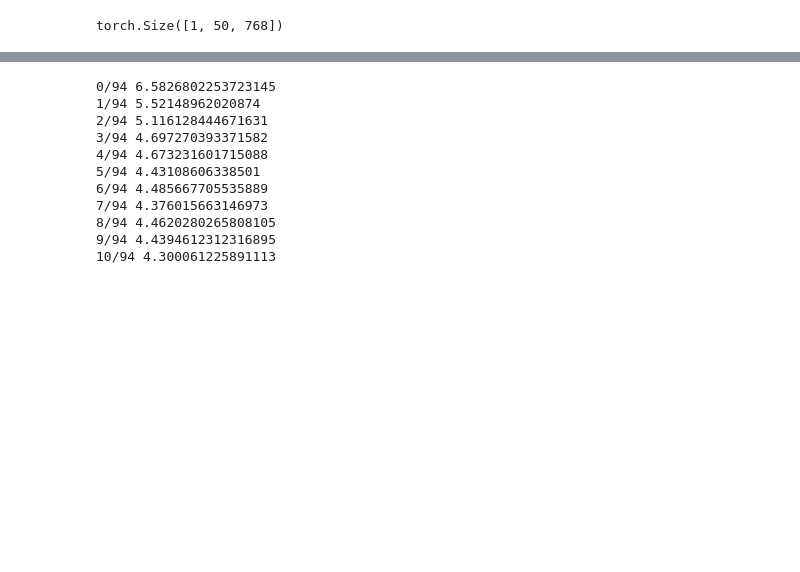
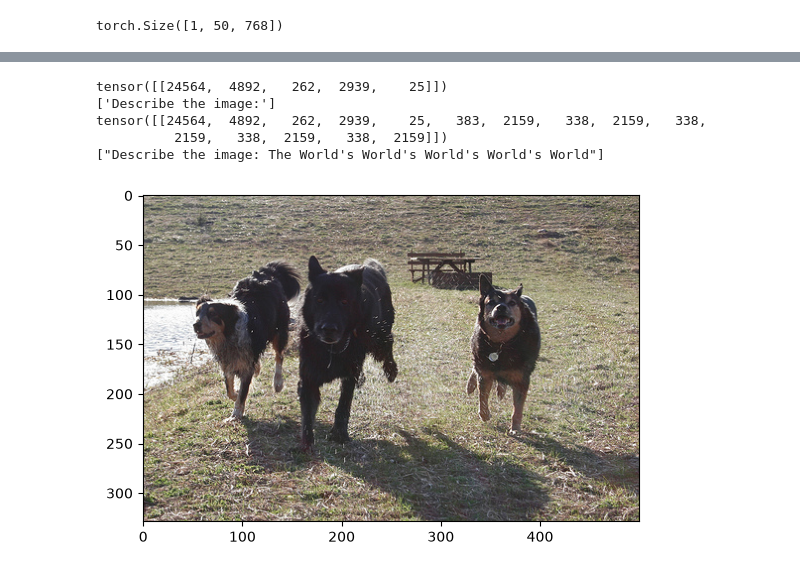
Before and after one commit to peterrayn/llava-learning, a Jupyter notebook: Untitled-2.ipynb, the cells around one changed output, grey strips where cells are left out. Cells and saved outputs as stored; diff of their text form; code cells hidden in the pictures; blank space fills up the shorter version.

```diff
--- a/Untitled-2.ipynb
+++ b/Untitled-2.ipynb
@@ -100,9 +111,10 @@ dataloader=DataLoader(dataset=train_dataset,batch_size=64,shuffle=True,collate_f
 # %%
-for img,in_text,out_text in dataloader:
+for img,in_text,out_text in caption_dataloader:
     print(img.shape)
     print(in_text.shape)
-    print(out_text[2])
-    print(in_text[2])
+    print(in_text[3])
+    print(out_text[3])
+    # print(in_text[2])
     # print([{i.item():tokenizer.convert_ids_to_tokens(i.item())} for i in out_text[0]])
     # print(out_text[1])
     # print(out_text[2])
@@ -136,0 +140,19 @@ projector=Projector(768,768).to(device)
+# %%
+class Llava(nn.Module):
+    def __init__(self):
+        super().__init__()
+        self.vision_encoder=CLIPVisionModel.from_pretrained("openai/clip-vit-base-patch32").to(device)
+        self.gpt2=AutoModelForCausalLM.from_pretrained('distilgpt2').to(device)
+        self.projector=Projector(768,768).to(device)
+        # set false
+        self.llm_embed_token=self.gpt2.get_input_embeddings()
+    def forward(self,img,text):
+        with torch.no_grad():
+            img_embed=self.vision_encoder(img).last_hidden_state[:,1:,:]
+        img_embed=self.projector(img_embed)
+        text_embed=self.llm_embed_token(text)
+        # print(img_embed.shape,text_embed.shape)
+        combind_embed=torch.concatenate([img_embed,text_embed],dim=1)
+        out=self.gpt2(inputs_embeds=combind_embed).logits
+        return out
+model=Llava().to(device)
@@ -175,29 +195,26 @@ tensor([[24564,  4892,   262,  2939,    25,   198,   198,   198,   198,   198,
 # %%
-for epoch in range(1):
-    for i,(img,in_text,out_text) in enumerate(dataloader):
-        img,in_text,out_text=img.to(device),in_text.to(device),out_text.to(device)
-        with torch.no_grad():
-            img_embed=clip_vision_encoder(img).last_hidden_state
-        img_embed=projector(img_embed)
-        text_embed=llm_embed_token(in_text)
-        combind_embed=torch.concatenate([img_embed,text_embed],dim=1)
-        out=gpt2(inputs_embeds=combind_embed).logits
-        loss=criterion(out[:,img_embed.shape[1]:,:].reshape(-1,tokenizer.vocab_size),out_text.reshape(-1))
-        optimizer.zero_grad()
-        loss.backward()
-        optimizer.step()
-        if i>10:
-            break
-        print(f"{i}/{len(dataloader)}",loss.item())
+def train(model,dataloader,optimizer,epochs):
+    L=[]
+    for epoch in range(epochs):
+        for i,(img,in_text,out_text) in enumerate(dataloader):
+            img,in_text,out_text=img.to(device),in_text.to(device),out_text.to(device)
+            out=model(img,in_text)
+            loss=criterion(out[:,-out_text.shape[1]:,:].reshape(-1,tokenizer.vocab_size),out_text.reshape(-1))
+            optimizer.zero_grad()
+            loss.backward()
+            optimizer.step()
+            L.append(loss.item())
+            # if i>10:
+            #     break
+            print(f"{epoch} {i}/{len(dataloader)}",loss.item())
+    return L
-# %% [output]
-0/94 6.5826802253723145
-1/94 5.52148962020874
-2/94 5.116128444671631
-3/94 4.697270393371582
-4/94 4.673231601715088
-5/94 4.43108606338501
-6/94 4.485667705535889
-7/94 4.376015663146973
-8/94 4.4620280265808105
-9/94 4.4394612312316895
-10/94 4.300061225891113
+# %%
+# see_before_train
+see_effect(test_dataset[100]['image'],model=model)
+# %% [output]
+tensor([[24564,  4892,   262,  2939,    25]])
+['Describe the image:']
+tensor([[24564,  4892,   262,  2939,    25,   383,  2159,   338,  2159,   338,
+          2159,   338,  2159,   338,  2159]])
+["Describe the image: The World's World's World's World's World"]
+[figure, new version]
```
Also changed, not shown: parts of 26 cells of this notebook.
